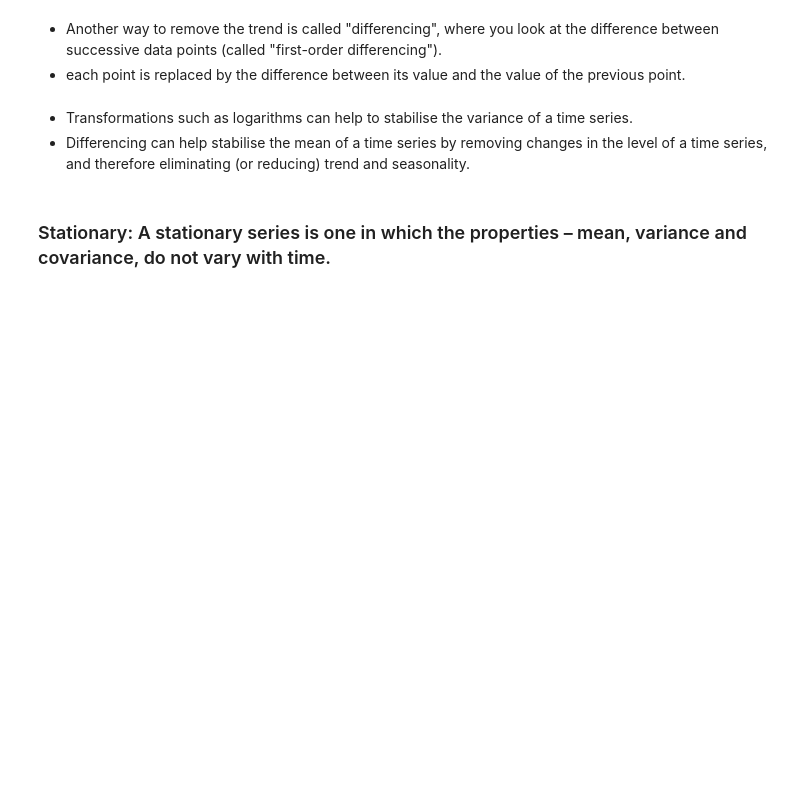
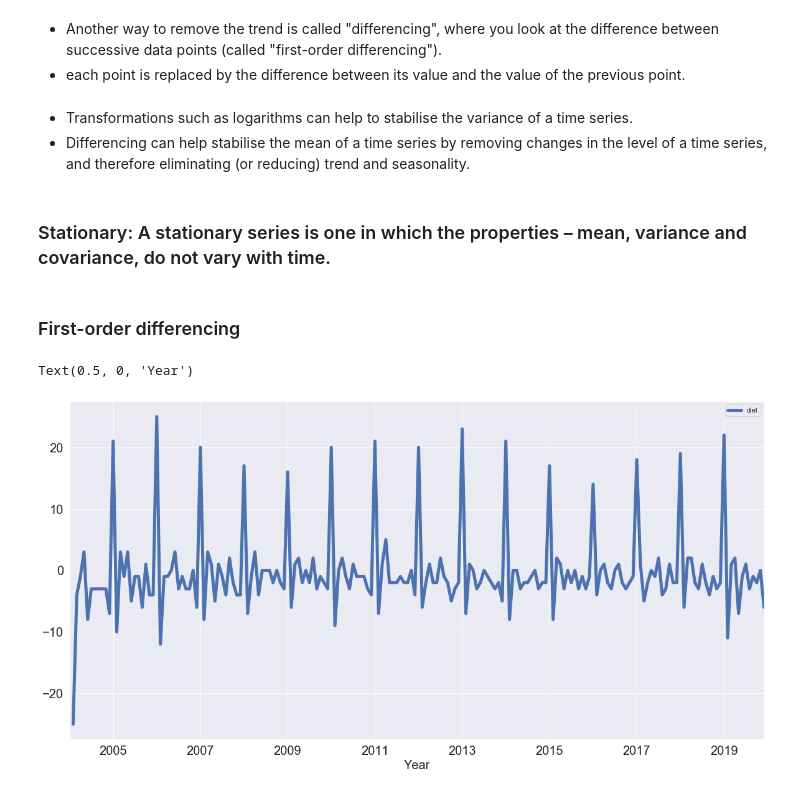
Before and after one commit to pillaiharish/Exercise, a Jupyter notebook: datacamp/timeseriesanalysis/timeseries_datacamp1.ipynb, the cells around one changed output. Saved outputs shown, nothing was run; the diff lists cells and outputs as text; code cells hidden in the pictures; blank space fills up the shorter version.

```diff
--- a/datacamp/timeseriesanalysis/timeseries_datacamp1.ipynb
+++ b/datacamp/timeseriesanalysis/timeseries_datacamp1.ipynb
@@ -294,3 +294,11 @@ df_rm
 - Differencing can help stabilise the mean of a time series by removing changes in the level of a time series, and therefore eliminating (or reducing) trend and seasonality.
 # %% [markdown]
 ### Stationary: A stationary series is one in which the properties – mean, variance and covariance, do not vary with time.
+# %% [markdown]
+### First-order differencing
+# %%
+diet.diff().plot(figsize=(20,10),linewidth=5,fontsize=20)
+plt.xlabel('Year', fontsize=20)
+# %% [output]
+Text(0.5, 0, 'Year')
+[figure, added]
```
Also changed, not shown: parts of 1 cell of this notebook.
